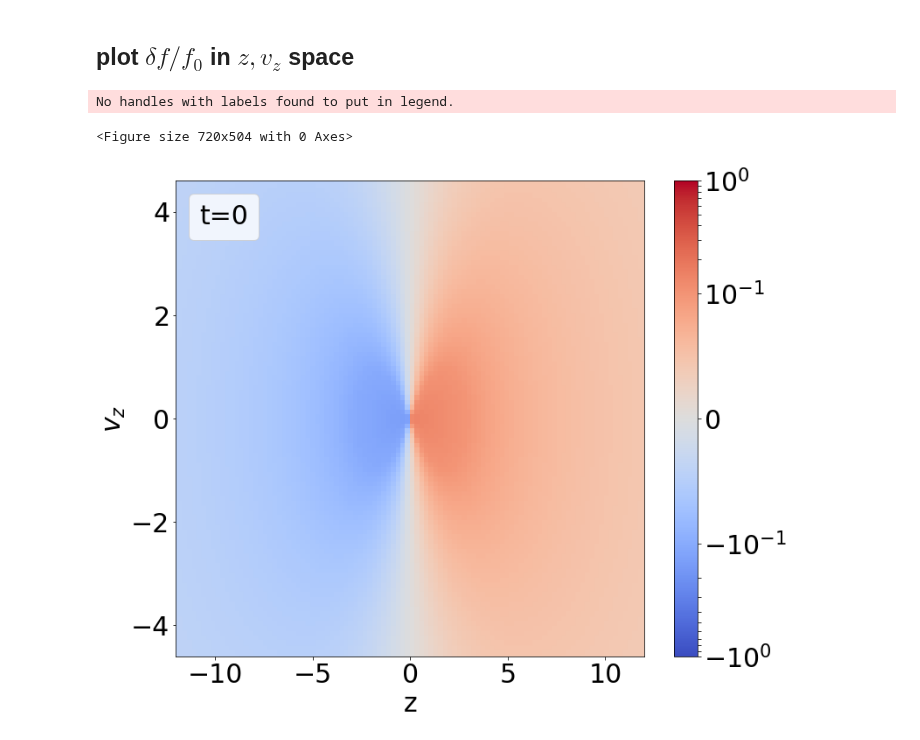
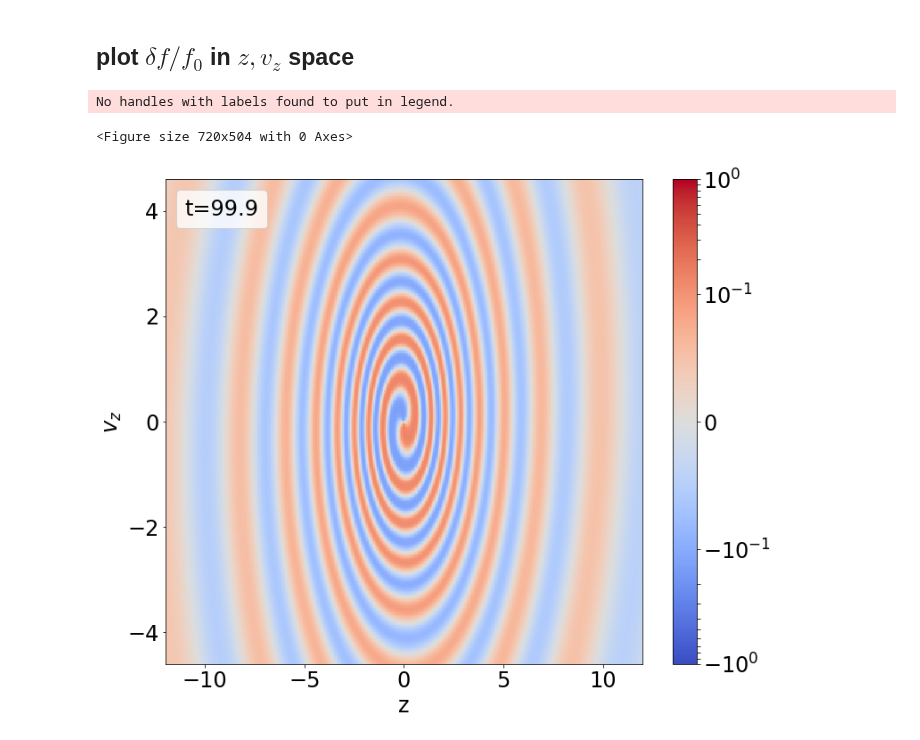
Before and after one commit to Jupiter1994/plasma-echo, a Jupyter notebook: Galactic Phase Mixing and Echo.ipynb, the cells around one changed output. Drawn from its saved outputs; the diff is of its cells as text; code cells hidden in the pictures.

Commit message:
made new analytical echo plots

```diff
--- a/Galactic Phase Mixing and Echo.ipynb
+++ b/Galactic Phase Mixing and Echo.ipynb
@@ -533,8 +533,8 @@ ts = np.arange(tmin, tmax+tstep, tstep)
 
 zlim = 12
 vzlim = 4.6
-N_z = 100
-N_vz = 100
+N_z = 400
+N_vz = 400
 
 zs = np.linspace(-zlim, zlim, N_z)
 v_zs = np.linspace(-vzlim, vzlim, N_vz)
@@ -542,7 +542,7 @@ vzstep = v_zs[1] - v_zs[0]
 
 zs, v_zs = np.meshgrid(zs, v_zs)
 
-assume_harmonic_potential = True
+assume_harmonic_potential = False
 if assume_harmonic_potential:
     thetas, Js = cart2pol_harmonic_vect(zs, v_zs)
 else:
@@ -551,41 +551,41 @@ else:
 ## plot $\delta f/f_0$ in $z,v_z$ space
 # %%
 ## plot the 2nd-order echo component at 1 timepoint
-plt.rcParams.update({'font.size':30})
+plt.rcParams.update({'font.size':24})
 
 plt.clf()
 fig, ax = plt.subplots(1,1,figsize=(12,10))
 
 x_lim = zlim
 y_lim = vzlim
 plt.xlim(-x_lim, x_lim)
 plt.ylim(-y_lim, y_lim)
 
-t_temp=0
+t_temp=99.9
 Z = deltaf_over_f0(thetas, Js, t_temp, t1=t1, t2=t2, n1=n1, n2=n2, A1=A1, A2=A2)
 
 vlimit=1
 im = ax.pcolormesh(zs, v_zs, Z,
                    norm=colors.SymLogNorm(linthresh=1e-1, linscale=1,base=10,
                                           vmin=-vlimit, vmax=vlimit),\
                        cmap=cm.coolwarm,
                    shading='auto')
 cbar = fig.colorbar(im, ax=ax)
 
 ax.set_xlabel(r"z")
 ax.set_ylabel(r"$v_z$")
 # ax.set_title('$\delta f \, / \, f_0$ (t=' + str(t_temp) + ')')
 ax.legend(title=f"t={t_temp}", loc='upper left', labelspacing=0.)
 
 save_figures = False
 if save_figures:
-    plt.savefig(f'Galactic echo (thesis)/Gal_echo_t={t_temp}.png')
+    plt.savefig(f'Galactic echo (thesis)/Gal_echo_t={t_temp}.png', dpi=300)
 
 plt.show()
 # %% [output]
 No handles with labels found to put in legend.
 <Figure size 720x504 with 0 Axes>
-[figure, old version]
+[figure, new version]
 # %%
 ## deltaf/f_0 animated in J/theta coords
 
```
Also changed, not shown: parts of 5 cells of this notebook, 7 other files.
